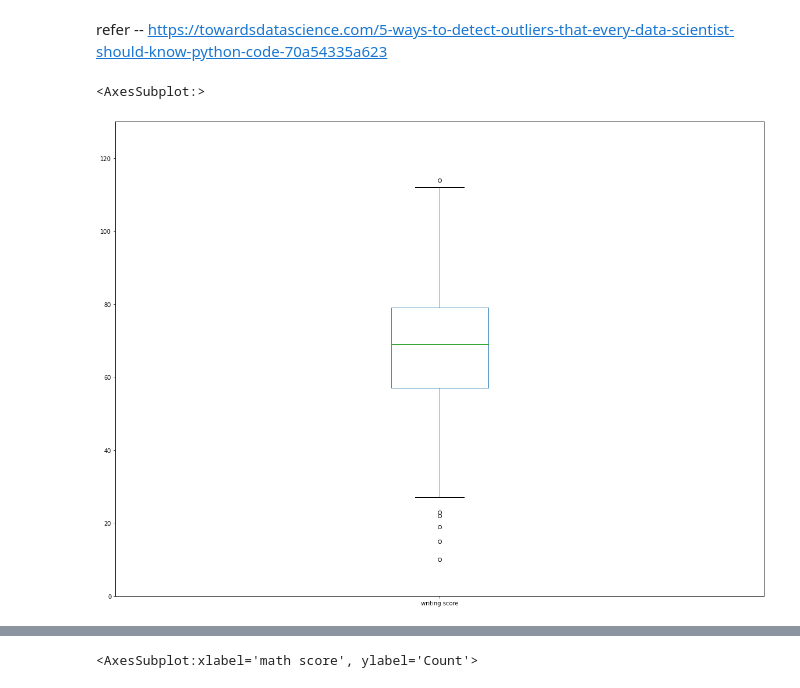
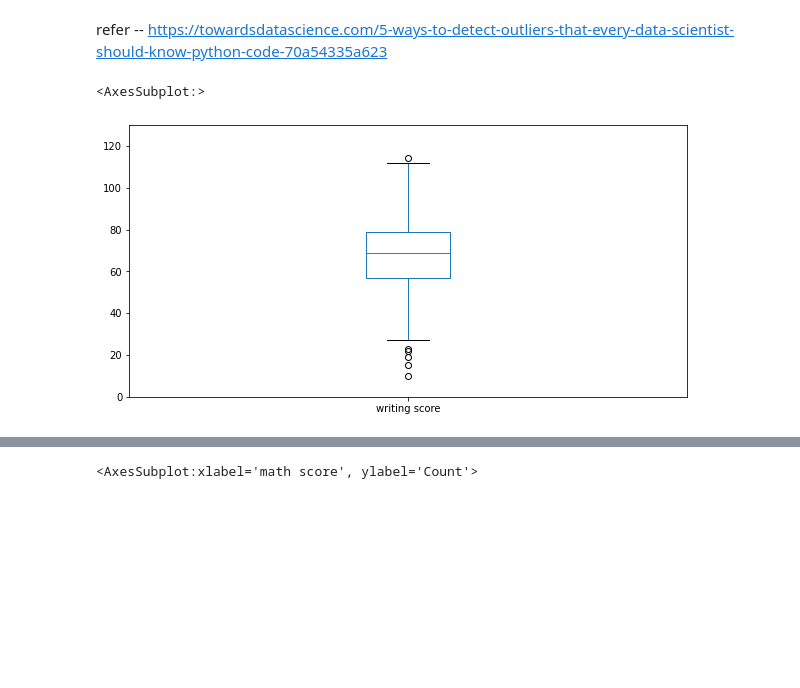
Before and after one commit to mayuresh714/6th-sem-assignments, a Jupyter notebook: DSBDAlab/assignment_no_2/assign2.ipynb, the cells around one changed output, grey strips where cells are left out. Saved outputs shown, nothing was run; the diff lists cells and outputs as text; code cells hidden in the pictures; blank space fills up the shorter version.

```diff
--- a/DSBDAlab/assignment_no_2/assign2.ipynb
+++ b/DSBDAlab/assignment_no_2/assign2.ipynb
@@ -292,10 +303,10 @@ refer --
 https://towardsdatascience.com/5-ways-to-detect-outliers-that-every-data-scientist-should-know-python-code-70a54335a623
 # %%
 # box plot for math score
-plt.figure(figsize=(20,15))
+plt.figure(figsize=(10,5))
 plt.ylim(0,130)
 df['writing score'].plot.box()
 # %% [output]
 <AxesSubplot:>
-[figure, old version]
+[figure, new version]
 # %%
```
Also changed, not shown: parts of 42 cells of this notebook, 8 other files.
